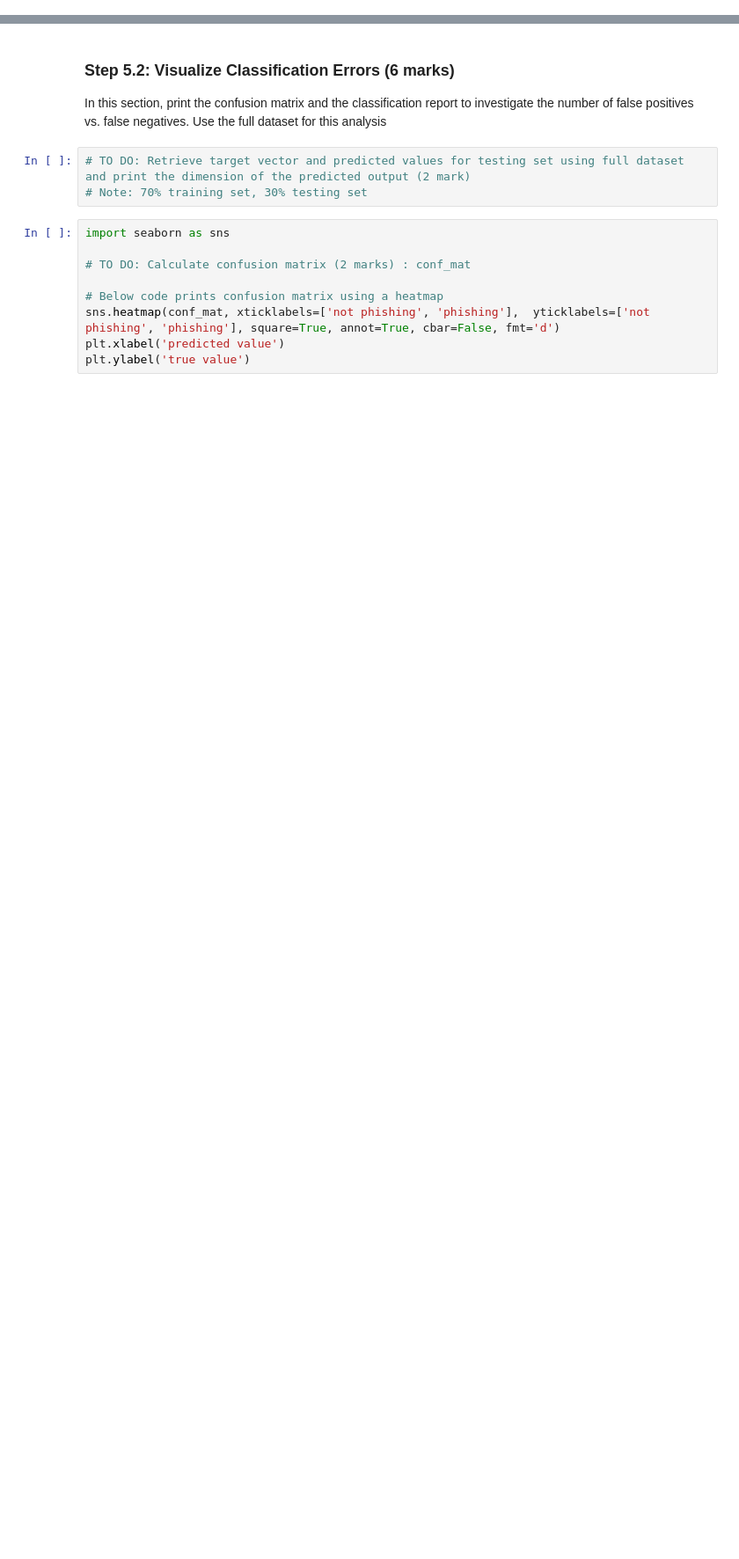
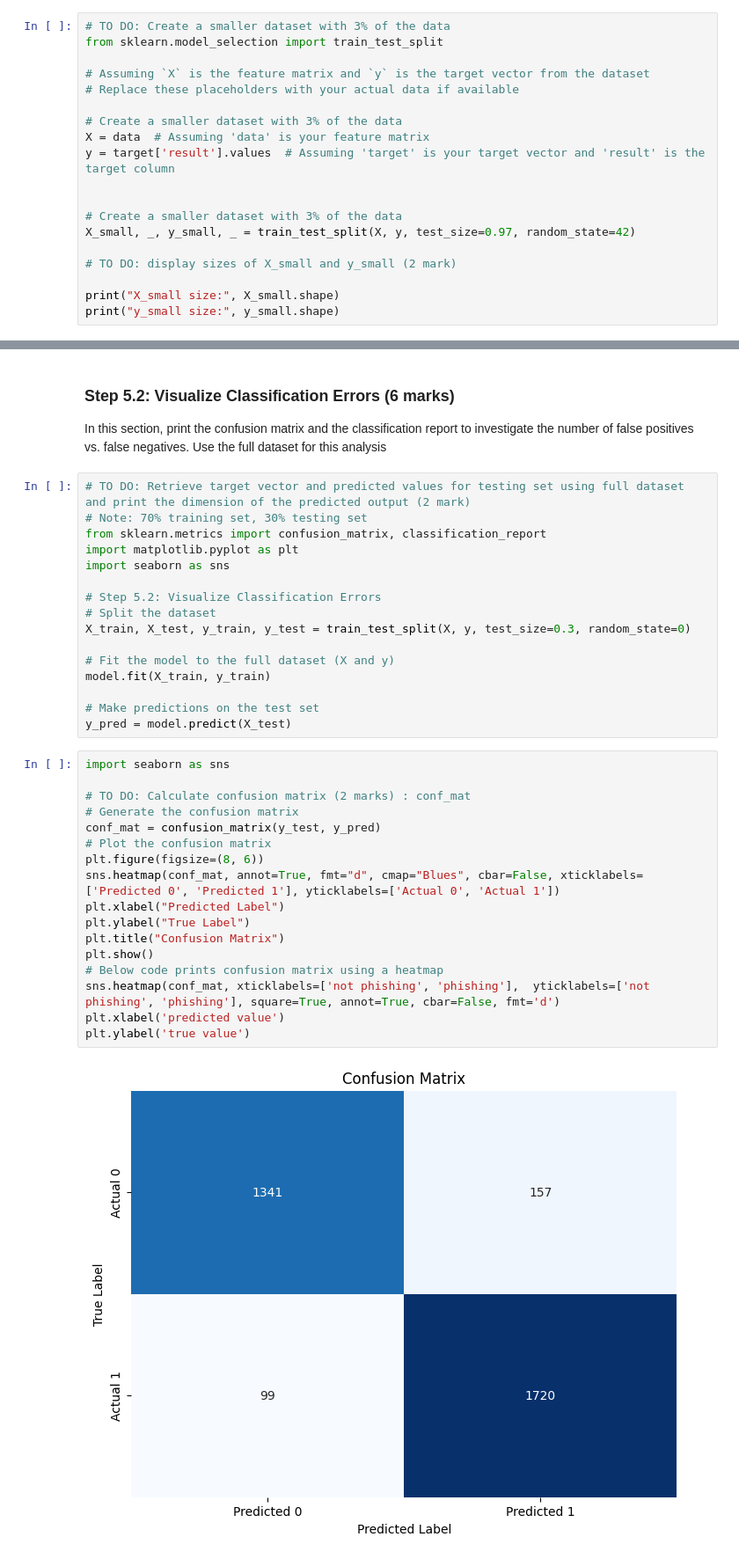
Before and after one commit to TonnyChuwa/engg680_2024_fall, a Jupyter notebook: Lab_Assignment3/Introduction to Machine Learning.ipynb, the cells around one changed output, grey strips where cells are left out. Shown: that part at 88% size. Drawn from its saved outputs; the diff is of its cells as text; blank space fills up the shorter version.

```diff
--- a/Lab_Assignment3/Introduction to Machine Learning.ipynb
+++ b/Lab_Assignment3/Introduction to Machine Learning.ipynb
@@ -596,0 +703,19 @@ Use random_state = 42
+# %%
+# TO DO: Create a smaller dataset with 3% of the data
+from sklearn.model_selection import train_test_split
+
+# Assuming `X` is the feature matrix and `y` is the target vector from the dataset
+# Replace these placeholders with your actual data if available
+
+# Create a smaller dataset with 3% of the data
+X = data  # Assuming 'data' is your feature matrix
+y = target['result'].values  # Assuming 'target' is your target vector and 'result' is the target column
+
+
+# Create a smaller dataset with 3% of the data
+X_small, _, y_small, _ = train_test_split(X, y, test_size=0.97, random_state=42)
+
+# TO DO: display sizes of X_small and y_small (2 mark)
+
+print("X_small size:", X_small.shape)
+print("y_small size:", y_small.shape)
@@ -633,12 +838,35 @@ In this section, print the confusion matrix and the classification report to inv
 # %%
 # TO DO: Retrieve target vector and predicted values for testing set using full dataset and print the dimension of the predicted output (2 mark)
 # Note: 70% training set, 30% testing set
+from sklearn.metrics import confusion_matrix, classification_report
+import matplotlib.pyplot as plt
+import seaborn as sns
+
+# Step 5.2: Visualize Classification Errors
+# Split the dataset
+X_train, X_test, y_train, y_test = train_test_split(X, y, test_size=0.3, random_state=0)
+
+# Fit the model to the full dataset (X and y)
+model.fit(X_train, y_train)
+
+# Make predictions on the test set
+y_pred = model.predict(X_test)
 # %%
 import seaborn as sns
 
 # TO DO: Calculate confusion matrix (2 marks) : conf_mat
-
+# Generate the confusion matrix
+conf_mat = confusion_matrix(y_test, y_pred)
+# Plot the confusion matrix
+plt.figure(figsize=(8, 6))
+sns.heatmap(conf_mat, annot=True, fmt="d", cmap="Blues", cbar=False, xticklabels=['Predicted 0', 'Predicted 1'], yticklabels=['Actual 0', 'Actual 1'])
+plt.xlabel("Predicted Label")
+plt.ylabel("True Label")
+plt.title("Confusion Matrix")
+plt.show()
 # Below code prints confusion matrix using a heatmap
 sns.heatmap(conf_mat, xticklabels=['not phishing', 'phishing'],  yticklabels=['not phishing', 'phishing'], square=True, annot=True, cbar=False, fmt='d')
 plt.xlabel('predicted value')
 plt.ylabel('true value')
+# %% [output]
+[figure, added]
```
Also changed, not shown: parts of 24 cells of this notebook, 1 other file.
